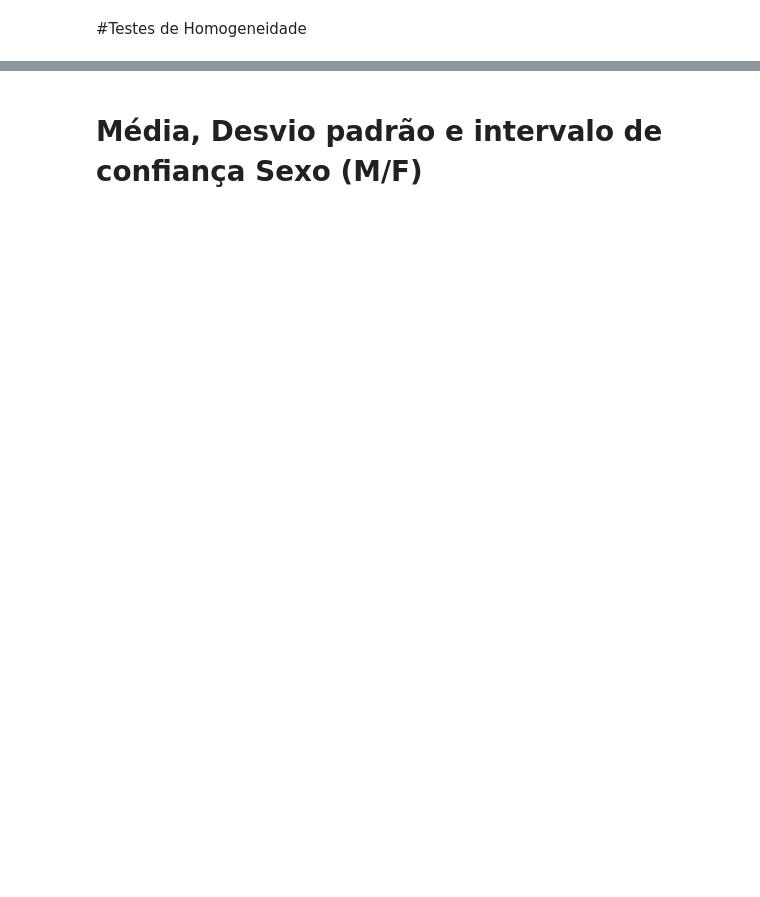
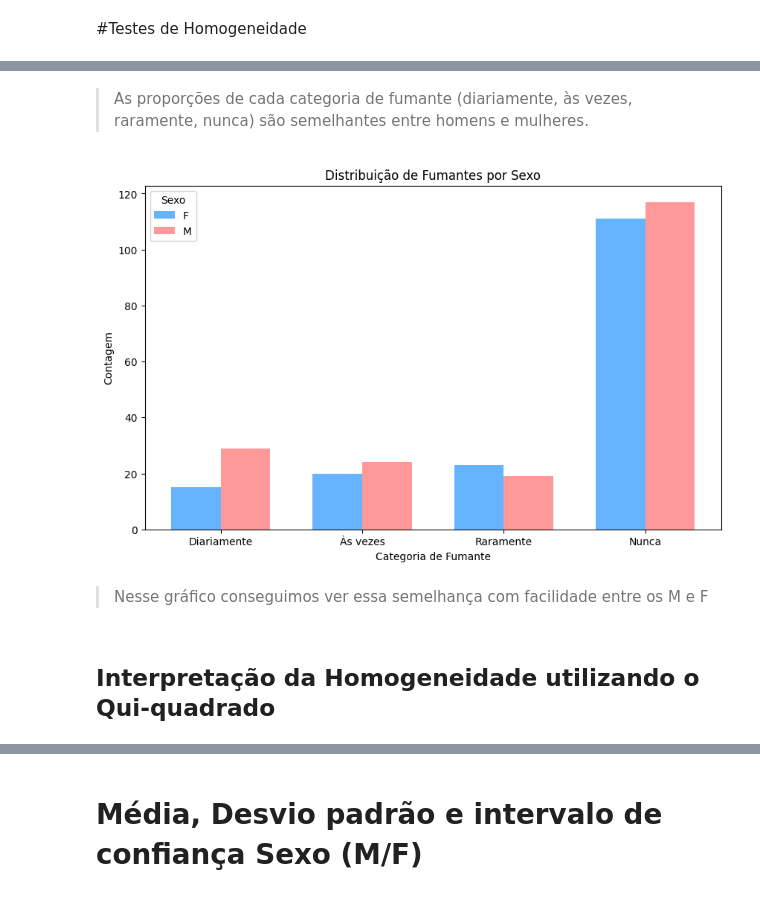
Before and after one commit to lalmeidaribeiro/MBA-AppliedStatistics-DataAnalysis, a Jupyter notebook: the_powerpuff_girls.ipynb, the cells around one changed output, grey strips where cells are left out. Drawn from its saved outputs; the diff is of its cells as text; code cells hidden in the pictures; blank space fills up the shorter version.

```diff
--- a/the_powerpuff_girls.ipynb
+++ b/the_powerpuff_girls.ipynb
@@ -1076,0 +1384,25 @@ files.download('/content/base_tratada.csv')
+# %% [markdown]
+> As proporções de cada categoria de fumante (diariamente, às vezes, raramente, nunca) são semelhantes entre homens e mulheres.
+# %%
+# Gráfico de Barras Agrupadas
+x = np.arange(len(dados_observados.columns))  # posições no eixo x
+width = 0.35  # largura das barras
+
+fig, ax = plt.subplots(figsize=(10, 6))
+bars1 = ax.bar(x - width/2, dados_observados.loc['F'], width, label='F', color='#66b3ff')
+bars2 = ax.bar(x + width/2, dados_observados.loc['M'], width, label='M', color='#ff9999')
+
+ax.set_title('Distribuição de Fumantes por Sexo')
+ax.set_xticks(x)
+ax.set_xticklabels(dados_observados.columns)
+ax.set_xlabel('Categoria de Fumante')
+ax.set_ylabel('Contagem')
+ax.legend(title='Sexo')
+
+plt.show()
+# %% [output]
+[figure, added]
+# %% [markdown]
+> Nesse gráfico conseguimos ver essa semelhança com facilidade entre os M e F
+# %% [markdown]
+## Interpretação da Homogeneidade utilizando o Qui-quadrado
```
Also changed, not shown: parts of 65 cells of this notebook.
